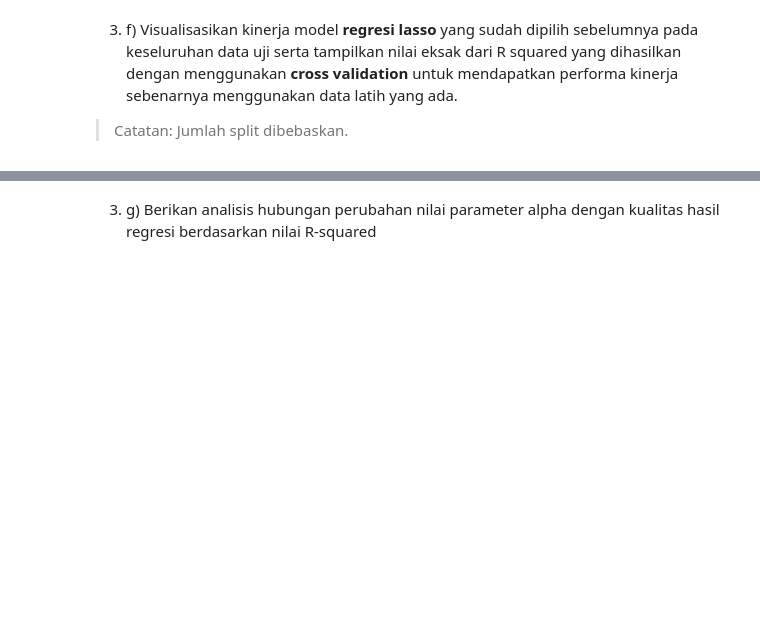
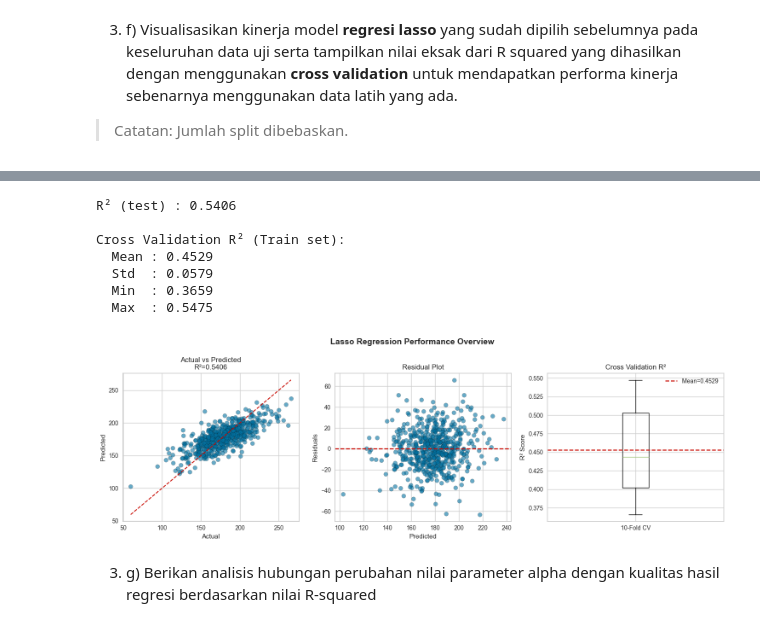
Before and after one commit to Felixsimbolon/bagijong, a Jupyter notebook: Lab5.ipynb, the cells around one changed output, grey strips where cells are left out. Drawn from its saved outputs; the diff is of its cells as text; code cells hidden in the pictures; blank space fills up the shorter version.

```diff
--- a/Lab5.ipynb
+++ b/Lab5.ipynb
@@ -1063,2 +1005,61 @@ NameError: name 'y_pred_lasso_best' is not defined
+# %%
+from sklearn.model_selection import KFold, cross_val_score
+from sklearn.metrics import r2_score
+import matplotlib.pyplot as plt
+import numpy as np
+
+# --- Prediksi di data uji (GUNAKAN DATA SCALED!)
+y_pred_lasso = best_lasso_model.predict(X_test_scaled)
+r2_test = r2_score(y_test, y_pred_lasso)
+print(f"R² (test) : {r2_test:.4f}")
+
+# --- Cross-validation (10-fold di data latih)
+cv = KFold(n_splits=10, shuffle=True, random_state=42)
+cv_scores = cross_val_score(best_lasso_model, X_train_scaled, y_train, cv=cv, scoring='r2')
+
+print(f"\nCross Validation R² (Train set):")
+print(f"  Mean : {cv_scores.mean():.4f}")
+print(f"  Std  : {cv_scores.std():.4f}")
+print(f"  Min  : {cv_scores.min():.4f}")
+print(f"  Max  : {cv_scores.max():.4f}")
+
+# --- Visualisasi: 3 plot sederhana
+fig, axes = plt.subplots(1, 3, figsize=(15, 5))
+plt.suptitle("Lasso Regression Performance Overview", fontsize=14, fontweight='bold')
+
+# Plot 1: Actual vs Predicted
+axes[0].scatter(y_test, y_pred_lasso, alpha=0.6, edgecolors='k')
+lo, hi = float(min(y_test.min(), y_pred_lasso.min())), float(max(y_test.max(), y_pred_lasso.max()))
+axes[0].plot([lo, hi], [lo, hi], 'r--', linewidth=1.5)
+axes[0].set_xlabel('Actual')
+axes[0].set_ylabel('Predicted')
+axes[0].set_title(f'Actual vs Predicted\nR²={r2_test:.4f}')
+
+# Plot 2: Residuals
+resid = y_test - y_pred_lasso
+axes[1].scatter(y_pred_lasso, resid, alpha=0.6, edgecolors='k')
+axes[1].axhline(0, color='r', linestyle='--')
+axes[1].set_xlabel('Predicted')
+axes[1].set_ylabel('Residuals')
+axes[1].set_title('Residual Plot')
+
+# Plot 3: Cross-Validation R²
+axes[2].boxplot(cv_scores, labels=['10-Fold CV'])
+axes[2].axhline(cv_scores.mean(), color='r', linestyle='--', label=f'Mean={cv_scores.mean():.4f}')
+axes[2].set_ylabel('R² Score')
+axes[2].set_title('Cross Validation R²')
+axes[2].legend()
+
+plt.tight_layout()
+plt.show()
+# %% [output]
+R² (test) : 0.5406
+
+Cross Validation R² (Train set):
+  Mean : 0.4529
+  Std  : 0.0579
+  Min  : 0.3659
+  Max  : 0.5475
+[figure, added]
 # %% [markdown]
 3. g) Berikan analisis hubungan perubahan nilai parameter alpha dengan kualitas hasil regresi berdasarkan nilai R-squared
```
Also changed, not shown: parts of 46 cells of this notebook, 5 other files.
